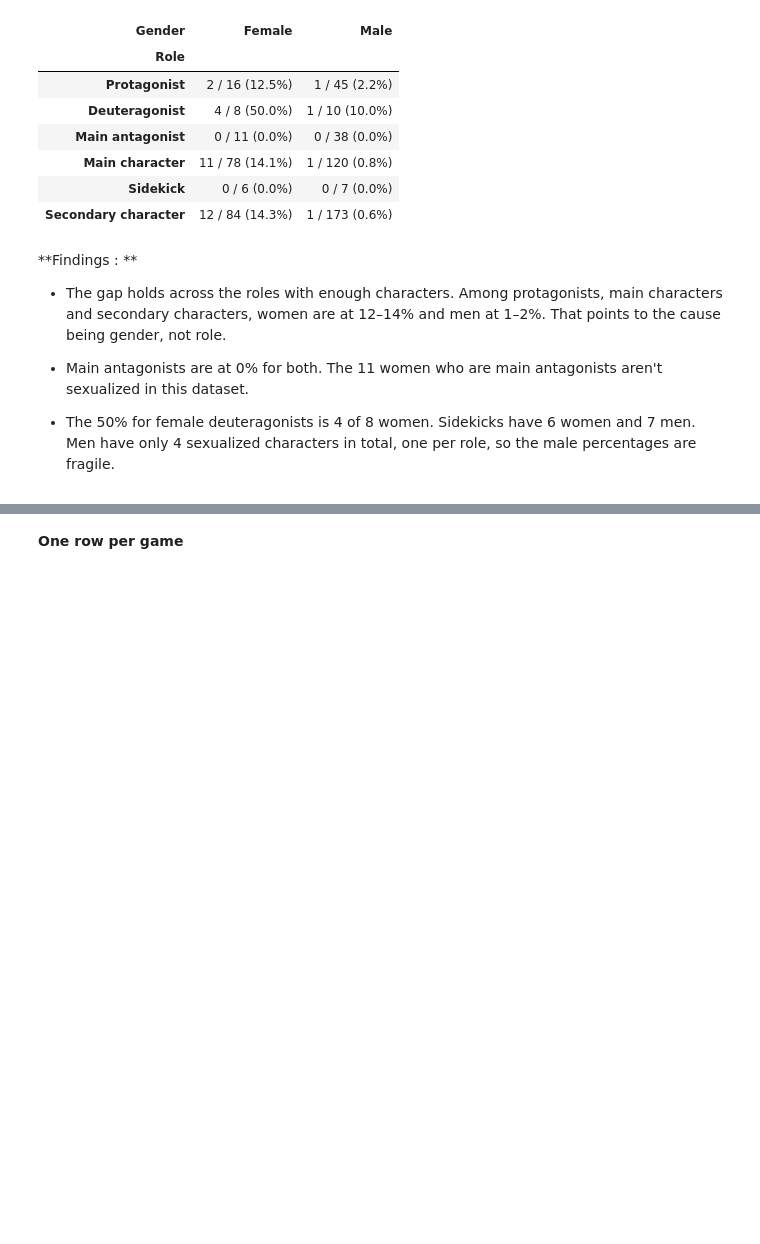
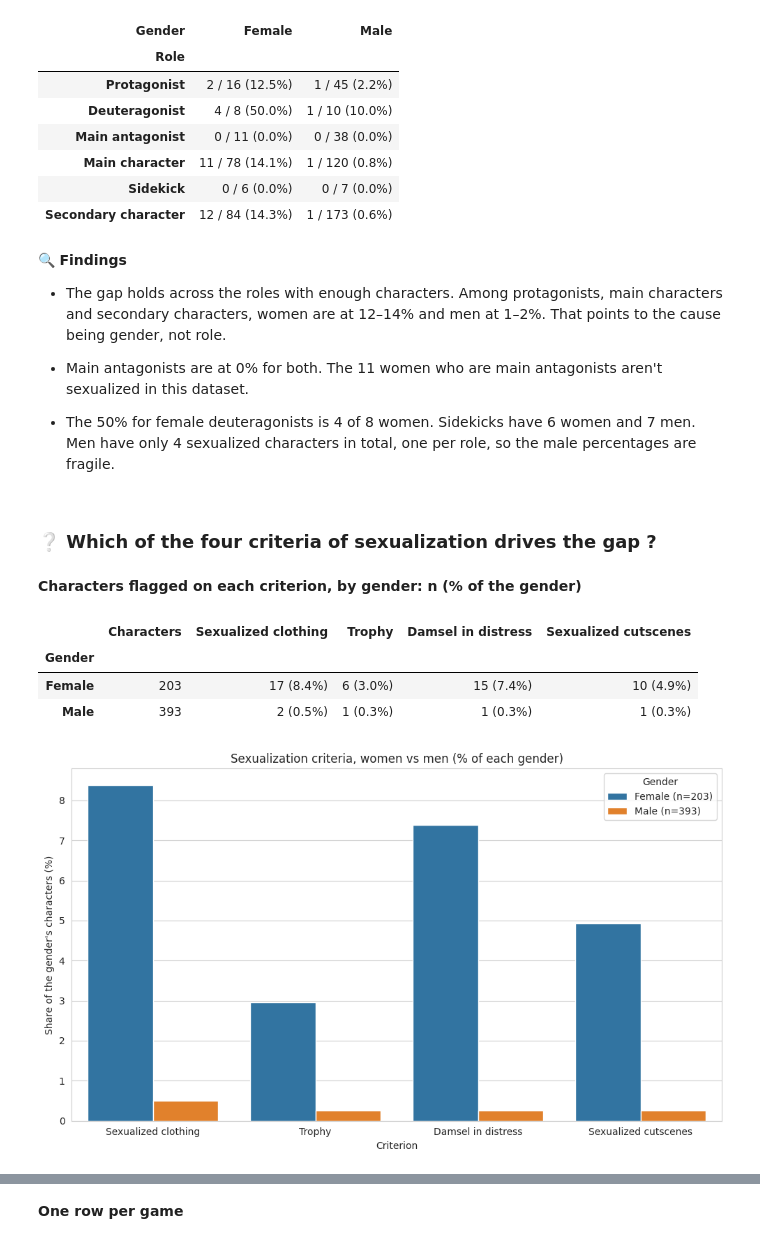
Before and after one commit to IA-P1-BCN/EDA_Manon, a Jupyter notebook: Gender Representation in Video Games.ipynb, the cells around one changed output, grey strips where cells are left out. Drawn from its saved outputs; the diff is of its cells as text; code cells hidden in the pictures; blank space fills up the shorter version.

```diff
--- a/Gender Representation in Video Games.ipynb
+++ b/Gender Representation in Video Games.ipynb
@@ -1154,9 +1155,49 @@ display(summary)
 | Sidekick | 0 / 6 (0.0%) | 0 / 7 (0.0%) |
 | Secondary character | 12 / 84 (14.3%) | 1 / 173 (0.6%) |
 # %% [markdown]
-**Findings : **
+🔍 **Findings**<br>
+
 - The gap holds across the roles with enough characters. Among protagonists, main characters and secondary characters, women are at 12–14% and men at 1–2%. That points to the cause being gender, not role.
 
 - Main antagonists are at 0% for both. The 11 women who are main antagonists aren't sexualized in this dataset.
 
 - The 50% for female deuteragonists is 4 of 8 women. Sidekicks have 6 women and 7 men. Men have only 4 sexualized characters in total, one per role, so the male percentages are fragile.
+# %% [markdown]
+### ❔ Which of the four criteria of sexualization drives the gap ?
+# %%
+criteria = ["Sexualized_clothing", "Trophy", "Damsel_in_distress", "Sexualized_cutscenes"]
+criteria_labels = {"Sexualized_clothing": "Sexualized clothing", "Trophy": "Trophy",
+                   "Damsel_in_distress": "Damsel in distress", "Sexualized_cutscenes": "Sexualized cutscenes"}
+
+data = tables["characters"][["Id", "Gender"]].merge(tables["sexualization"], on="Id")
+data = data[data["Gender"].isin(["Female", "Male"])]
+
+n = data["Gender"].value_counts()
+flagged = data.groupby("Gender")[criteria].sum()
+pct = data.groupby("Gender")[criteria].mean() * 100
+
+summary = flagged.astype(int).astype(str) + " (" + pct.round(1).astype(str) + "%)"
+summary = summary.rename(columns=criteria_labels)
+summary.insert(0, "Characters", n)
+
+display(Markdown("**Characters flagged on each criterion, by gender: n (% of the gender)**"))
+display(summary)
+
+plot_data = pct.rename(columns=criteria_labels).reset_index().melt(
+    id_vars="Gender", var_name="Criterion", value_name="Percent")
+plot_data["Gender"] = plot_data["Gender"].map(lambda g: f"{g} (n={n[g]})")
+
+fig, ax = plt.subplots(figsize=(10, 6))
+sns.barplot(data=plot_data, x="Criterion", y="Percent", hue="Gender", ax=ax)
+ax.set_title("Sexualization criteria, women vs men (% of each gender)")
+ax.set_xlabel("Criterion")
+ax.set_ylabel("Share of the gender's characters (%)")
+plt.tight_layout()
+plt.show()
+# %% [output]
+**Characters flagged on each criterion, by gender: n (% of the gender)**
+|  | Characters | Sexualized clothing | Trophy | Damsel in distress | Sexualized cutscenes |
+| Gender |  |  |  |  |  |
+| Female | 203 | 17 (8.4%) | 6 (3.0%) | 15 (7.4%) | 10 (4.9%) |
+| Male | 393 | 2 (0.5%) | 1 (0.3%) | 1 (0.3%) | 1 (0.3%) |
+[figure, added]
```
Also changed, not shown: parts of 18 cells of this notebook.
